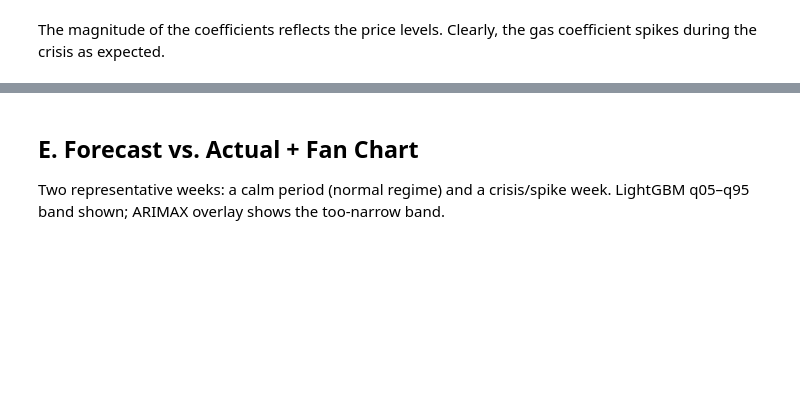
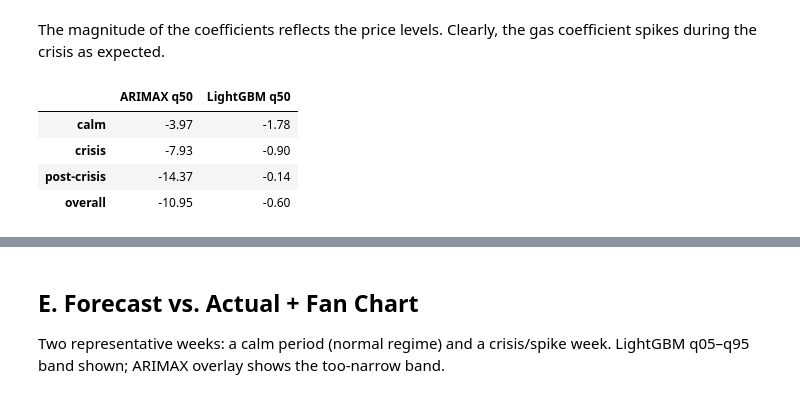
Before and after one commit to soentkeblindow/energy-price-forecast, a Jupyter notebook: notebooks/03_model_diagnostics.ipynb, the cells around one changed output, grey strips where cells are left out. Cells and saved outputs as stored; diff of their text form; code cells hidden in the pictures; blank space fills up the shorter version.

```diff
--- a/notebooks/03_model_diagnostics.ipynb
+++ b/notebooks/03_model_diagnostics.ipynb
@@ -214,3 +243,34 @@ coef_df.style.format("{:.3f}").background_gradient(axis=None, cmap="RdBu_r", vmi
 | ttf_gas_lag_48h | -0.351 | 12.010 | 1.772 |
 # %% [markdown]
 The magnitude of the coefficients reflects the price levels. Clearly, the gas coefficient spikes during the crisis as expected.
+# %%
+CRISIS_START = pd.Timestamp("2021-09-01", tz="UTC")
+POST_CRISIS_START = pd.Timestamp("2023-04-01", tz="UTC")
+
+
+def _regime(index: pd.DatetimeIndex) -> pd.Series:
+    r = pd.Series("calm", index=index)
+    r[index >= CRISIS_START] = "crisis"
+    r[index >= POST_CRISIS_START] = "post-crisis"
+    return r
+
+
+def _bias_by_regime(preds: pd.DataFrame) -> pd.Series:
+    df = preds.dropna(subset=["y_true", "y_pred"])
+    reg = _regime(pd.DatetimeIndex(df.index))
+    err = df["y_pred"] - df["y_true"]
+    out = err.groupby(reg).mean()
+    out["overall"] = err.mean()
+    return out.reindex(["calm", "crisis", "post-crisis", "overall"])
+
+
+bias_df = pd.DataFrame(
+    {"ARIMAX q50": _bias_by_regime(arx50), "LightGBM q50": _bias_by_regime(lgbm50)}
+)
+bias_df.style.format("{:.2f}")
+# %% [output]
+|  | ARIMAX q50 | LightGBM q50 |
+| calm | -3.97 | -1.78 |
+| crisis | -7.93 | -0.90 |
+| post-crisis | -14.37 | -0.14 |
+| overall | -10.95 | -0.60 |
```
Also changed, not shown: parts of 13 cells of this notebook.
